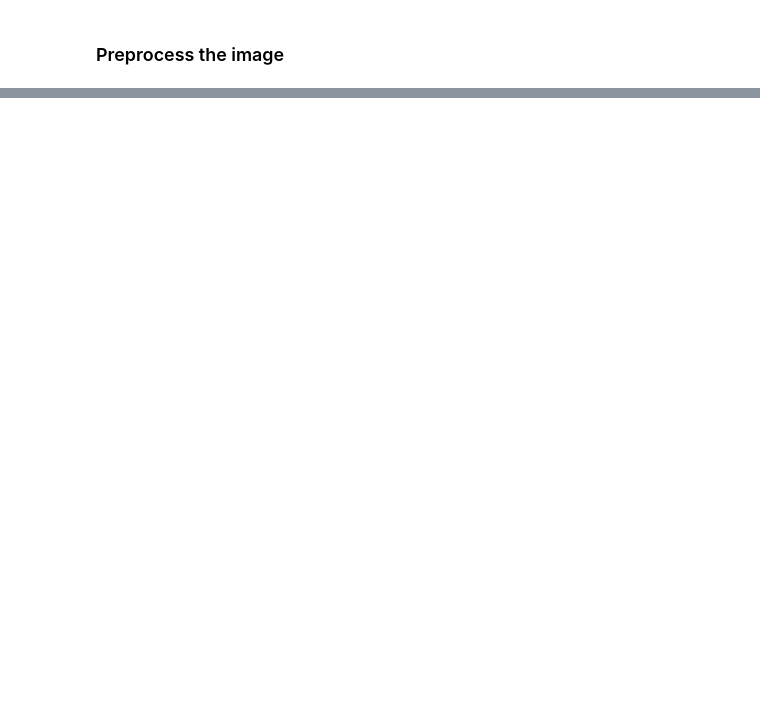
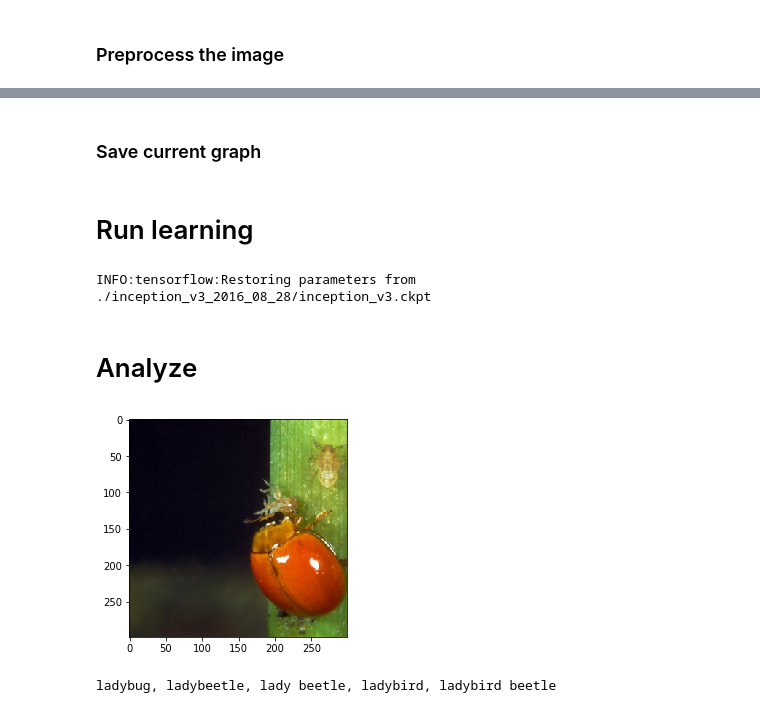
Before and after one commit to SlavaInder/209AS_Adversarial_Patch, a Jupyter notebook: python_files/Simple patch.ipynb, the cells around one changed output, grey strips where cells are left out. Cells and saved outputs as stored; diff of their text form; code cells hidden in the pictures; blank space fills up the shorter version.

```diff
--- a/python_files/Simple patch.ipynb
+++ b/python_files/Simple patch.ipynb
@@ -102,0 +124,4 @@ def preprocessing(raw_pillow_image):
+# %%
+def show_image(img):
+    imgplot = plt.imshow(img)
+    plt.show()
@@ -102,0 +132,5 @@ def preprocessing(raw_pillow_image):
+# %%
+imagenet_json, _ = urlretrieve(
+    'http://www.anishathalye.com/media/2017/07/25/imagenet.json')
+with open(imagenet_json) as f:
+    imagenet_labels = json.load(f)
@@ -104,10 +140,8 @@ def preprocessing(raw_pillow_image):
 img1_path = './ImageNet/467863966_a01cbd9d90.jpg'
 img2_path = './ImageNet/857502810_4313e2fbd4.jpg'
 img3_path = './ImageNet/81-yKbVND-L.png'
-img4_path = './ImageNet/81-yKbVND-L.jpg'
+img4_path = ''
 img5_path = './ImageNet/EJxGm89VUAERo8e.jpg'
 img6_path = './ImageNet/flowers.jpg'
 
-my_raw_pillow_image = PIL.Image.open(img6_path)
-
-my_pillow_image, my_tf_image = preprocessing(my_raw_pillow_image)
+my_raw_pillow_image = PIL.Image.open(img2_path)
@@ -117,0 +213,2 @@ image = tf.Variable(tf.zeros((299, 299, 3)))
+# %% [markdown]
+### Save current graph
@@ -117,0 +218,26 @@ image = tf.Variable(tf.zeros((299, 299, 3)))
+# %% [markdown]
+# Run learning
+# %%
+with tf.Session() as sess:
+    saver.restore(sess, './inception_v3_2016_08_28/inception_v3.ckpt')
+
+    # run the variable initializer operation
+    sess.run(init_my_tf_image)
+
+    # now let's evaluate their value
+    my_probs = sess.run(probs)
+# %% [output]
+INFO:tensorflow:Restoring parameters from ./inception_v3_2016_08_28/inception_v3.ckpt
+# %% [markdown]
+# Analyze
+# %%
+my_pillow_image = preprocessing(my_raw_pillow_image)[0]
+
+show_image(my_pillow_image)
+#print(len(my_probs[0]))
+#print(my_probs[0])
+#print(np.where(my_probs[0] == np.amax(my_probs[0])))
+print(imagenet_labels[np.where(my_probs[0] == np.amax(my_probs[0]))[0][0]] )
+# %% [output]
+[figure, added]
+ladybug, ladybeetle, lady beetle, ladybird, ladybird beetle
```
Also changed, not shown: parts of 19 cells of this notebook, 3 other files.
